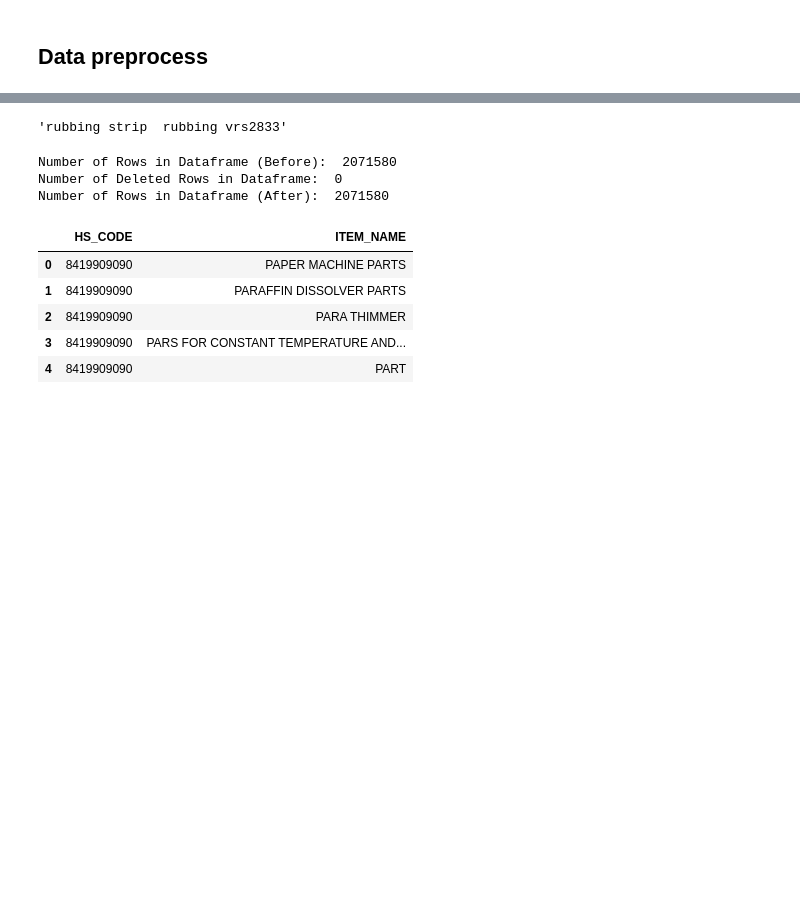
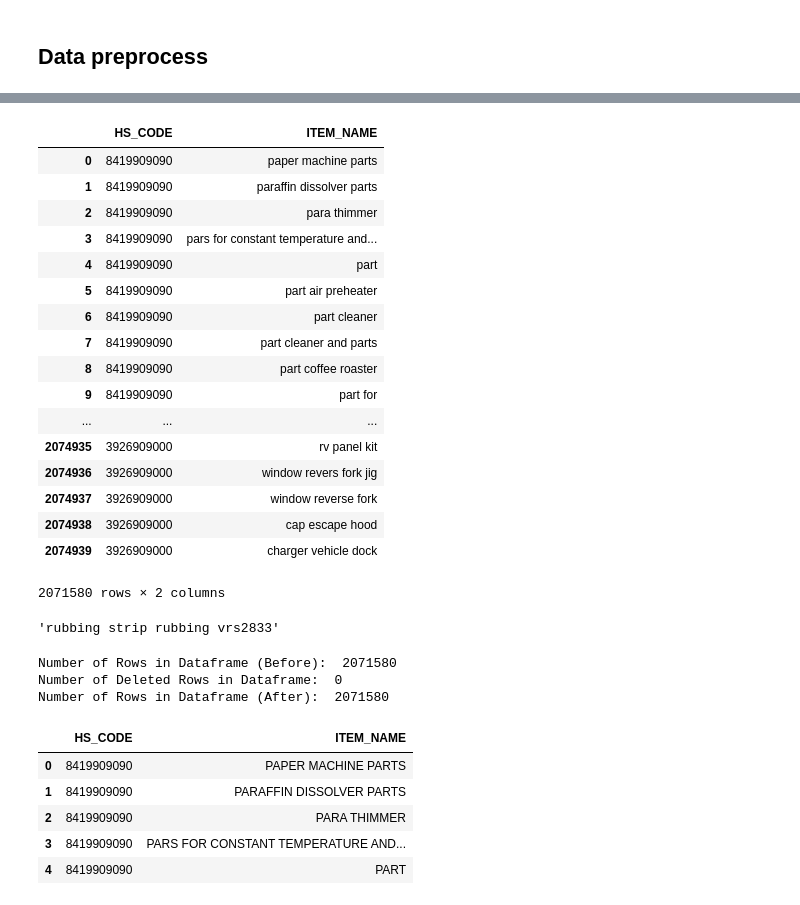
Before and after one commit to yiyc-kr/pandas-modules, a Jupyter notebook: data_evaluation.ipynb, the cells around one changed output, grey strips where cells are left out. Saved outputs shown, nothing was run; the diff lists cells and outputs as text; code cells hidden in the pictures; blank space fills up the shorter version.

```diff
--- a/data_evaluation.ipynb
+++ b/data_evaluation.ipynb
@@ -30,3 +31,7 @@ def delete_blank_rows(df, column):
     print("Number of Deleted Rows in Dataframe: ", origin_length - len(df))
     print("Number of Rows in Dataframe (After): ", len(df))
     return df
+# %%
+def process_special_single_char_digital(df, column):
+    df[column] = df[column].map(lambda x: ' '.join(re.findall(r"[a-z]{2,}", x)))
+    return df
@@ -61,0 +72,2 @@ hscode_df.loc[hscode_df.ITEM_NAME.str.contains(r"[^A-Za-z0-9 \-]")]
+# %%
+processed_df = process_special_single_char_digital(hscode_df, "ITEM_NAME")
@@ -62 +83,22 @@ hscode_df.loc[hscode_df.ITEM_NAME.str.contains(r"[^A-Za-z0-9 \-]")]
+# %%
+processed_df
+# %% [output]
+|  | HS_CODE | ITEM_NAME |
+| 0 | 8419909090 | paper machine parts |
+| 1 | 8419909090 | paraffin dissolver parts |
+| 2 | 8419909090 | para thimmer |
+| 3 | 8419909090 | pars for constant temperature and... |
+| 4 | 8419909090 | part |
+| 5 | 8419909090 | part air preheater |
+| 6 | 8419909090 | part cleaner |
+| 7 | 8419909090 | part cleaner and parts |
+| 8 | 8419909090 | part coffee roaster |
+| 9 | 8419909090 | part for |
+| ... | ... | ... |
+| 2074935 | 3926909000 | rv panel kit |
+| 2074936 | 3926909000 | window revers fork jig |
+| 2074937 | 3926909000 | window reverse fork |
+| 2074938 | 3926909000 | cap escape hood |
+| 2074939 | 3926909000 | charger vehicle dock |
+2071580 rows × 2 columns
 # %%
```
Also changed, not shown: parts of 20 cells of this notebook.
